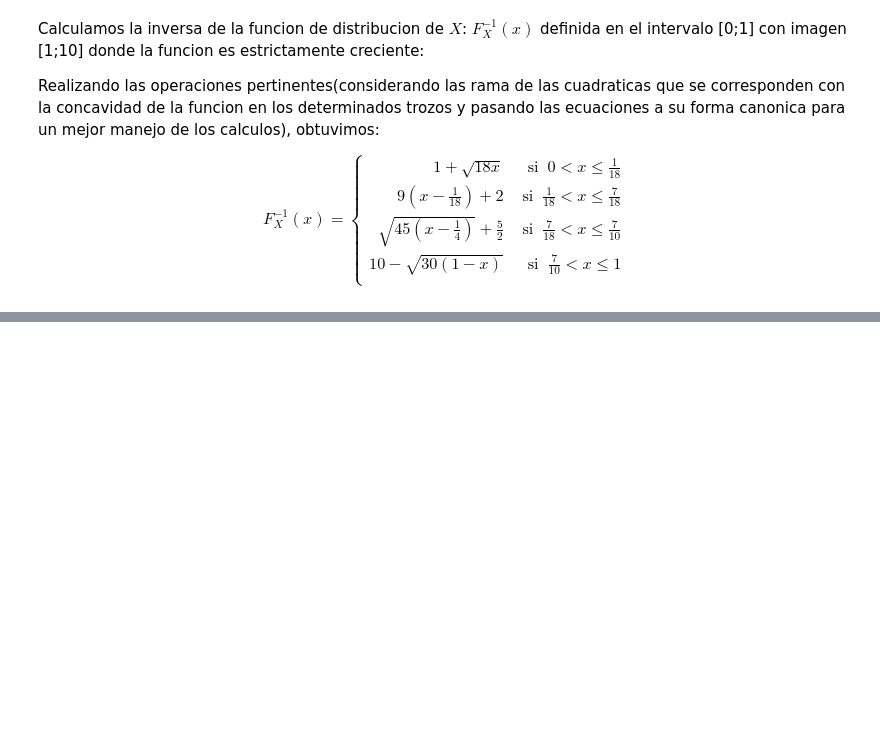
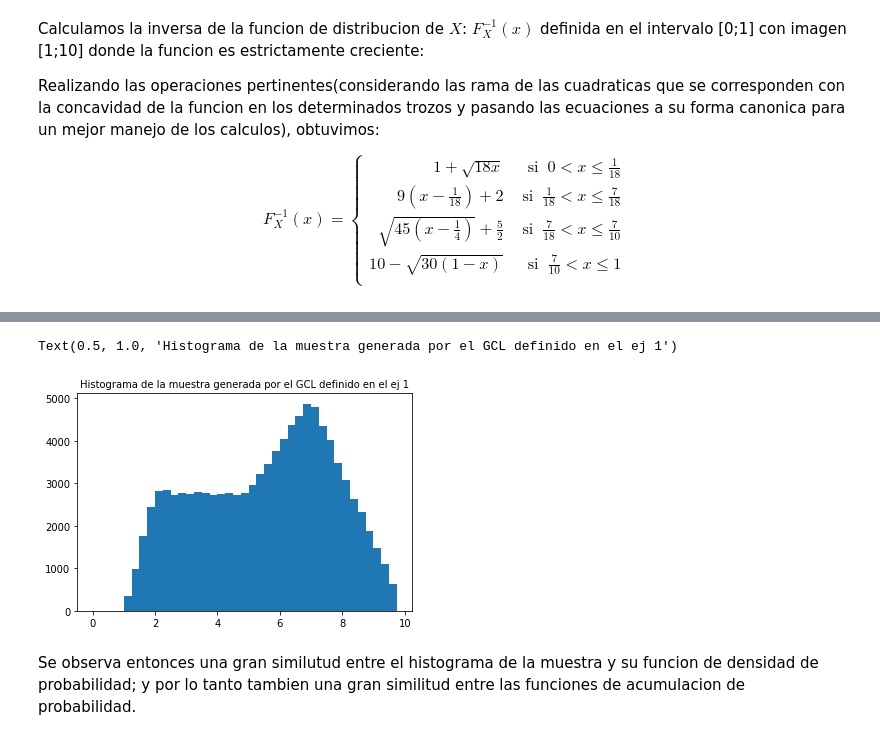
Before and after one commit to mateocapon/simulacion_tp1, a Jupyter notebook: ejercicio4.ipynb, the cells around one changed output, grey strips where cells are left out. Drawn from its saved outputs; the diff is of its cells as text; code cells hidden in the pictures; blank space fills up the shorter version.

```diff
--- a/ejercicio4.ipynb
+++ b/ejercicio4.ipynb
@@ -143,0 +145,40 @@ plt.show()
+# %%
+#Importamos las funciones del ejercicio 1
+modulo = 2**32
+multiplicador = 1013904223
+incremento = 1664525
+semilla = int((101503+103856+104258+102995)/4)
+
+def generarRandomNormalizada(n):
+    x = semilla
+    result = []
+    for i in range(n):
+        result.append(x/modulo)
+        x = (x * multiplicador + incremento) % modulo
+    return result
+# %%
+n = 100000
+U = generarRandomNormalizada(n)
+X = []
+for i in range(len(U)):
+   X.append(F_inversa(U[i]))
+plt.hist(X, bins=np.arange(0,10,0.25))
+plt.title('Histograma de la muestra generada por el GCL definido en el ej 1', size=15)
+plt.tight_layout()
+plt.xlabel('X')
+plt.ylabel('Cantidad de muestras')
+plt.grid(True)
+plt.show()
+
+
+X = np.sort(X)
+y = np.arange(1,n+1)/n
+plt.title('Funcion de Distribucion Empirica')
+plt.scatter(X, y)
+plt.show()
+# %% [output]
+Text(0.5, 1.0, 'Histograma de la muestra generada por el GCL definido en el ej 1')
+[figure, added]
+# %% [markdown]
+Se observa entonces una gran similutud entre el histograma de la muestra y su funcion de densidad de probabilidad;
+y por lo tanto tambien una gran similitud entre las funciones de acumulacion de probabilidad.
```
Also changed, not shown: parts of 4 cells of this notebook.
